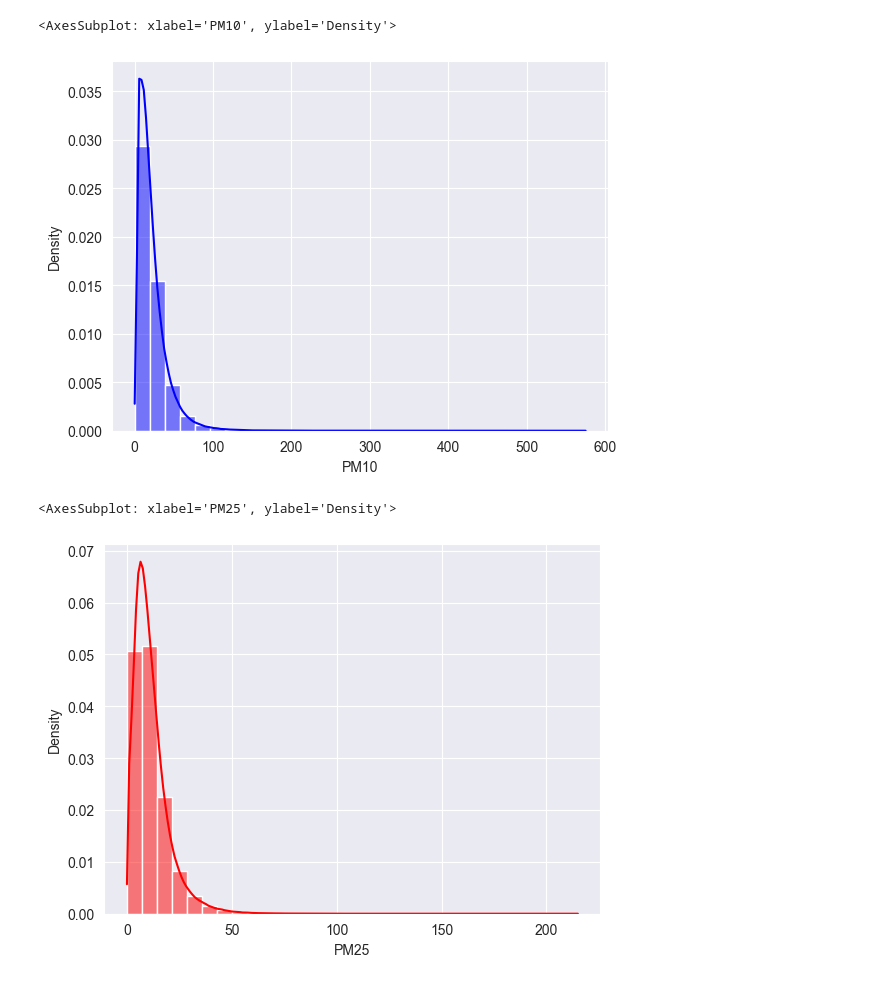
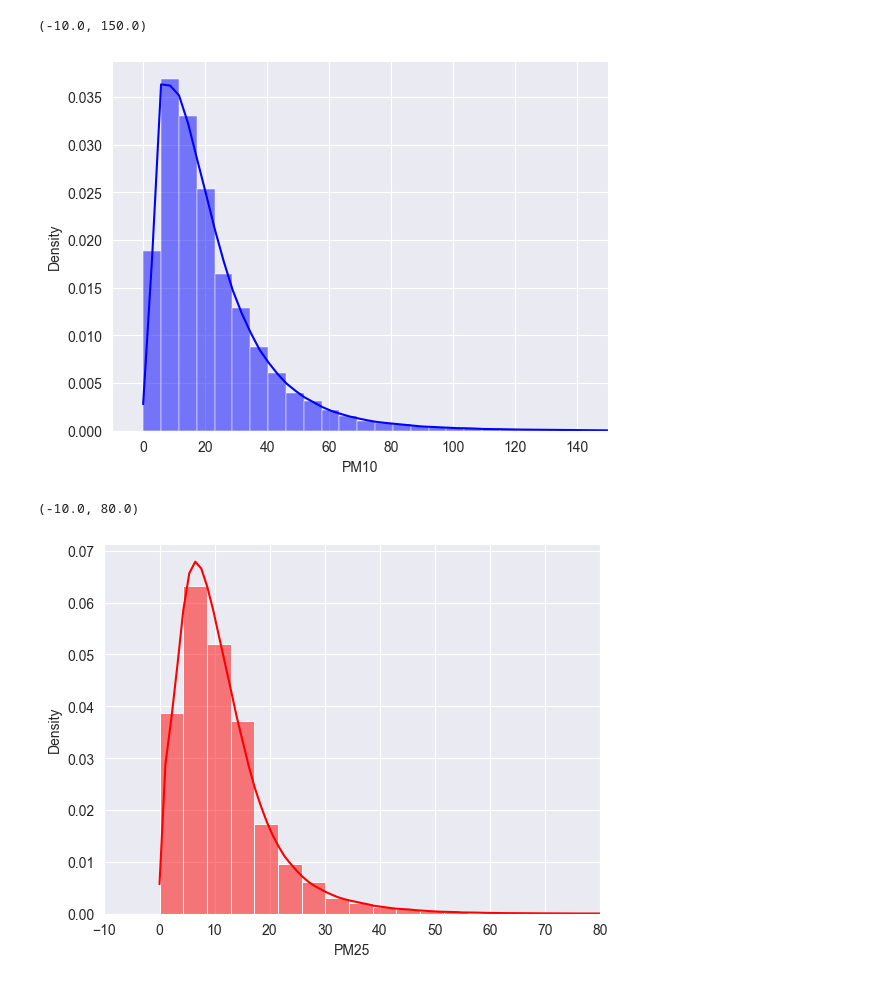
Before and after one commit to ChiaraAmalia/DataScience2Project, a Jupyter notebook: DistributionJ.ipynb, the cells around one changed output. Saved outputs shown, nothing was run; the diff lists cells and outputs as text; code cells hidden in the pictures.

```diff
--- a/DistributionJ.ipynb
+++ b/DistributionJ.ipynb
@@ -35,15 +39,17 @@ sns.histplot(data=allMadrid, x="SO_2",kde=True,bins=30,stat="density",color='yel
 # %%
 sns.set_style("darkgrid")
-sns.histplot(data=allMadrid, x="PM10",kde=True,bins=30,stat="density",color='blue')
+sns.histplot(data=allMadrid, x="PM10",kde=True,bins=100,stat="density",color='blue')
+plt.xlim(-10, 150)
 # %% [output]
-<AxesSubplot: xlabel='PM10', ylabel='Density'>
+(-10.0, 150.0)
-[figure, old version]
+[figure, new version]
 # %%
 sns.set_style("darkgrid")
-sns.histplot(data=allMadrid, x="PM25",kde=True,bins=30,stat="density",color='red')
+sns.histplot(data=allMadrid, x="PM25",kde=True,bins=50,stat="density",color='red')
+plt.xlim(-10, 80)
 # %% [output]
-<AxesSubplot: xlabel='PM25', ylabel='Density'>
+(-10.0, 80.0)
-[figure, old version]
+[figure, new version]
 # %%
 sns.set_style("darkgrid")
 sns.histplot(data=allMadrid, x="O_3",kde=True,bins=30,stat="density",color='pink')
```
Also changed, not shown: parts of 5 cells of this notebook.
